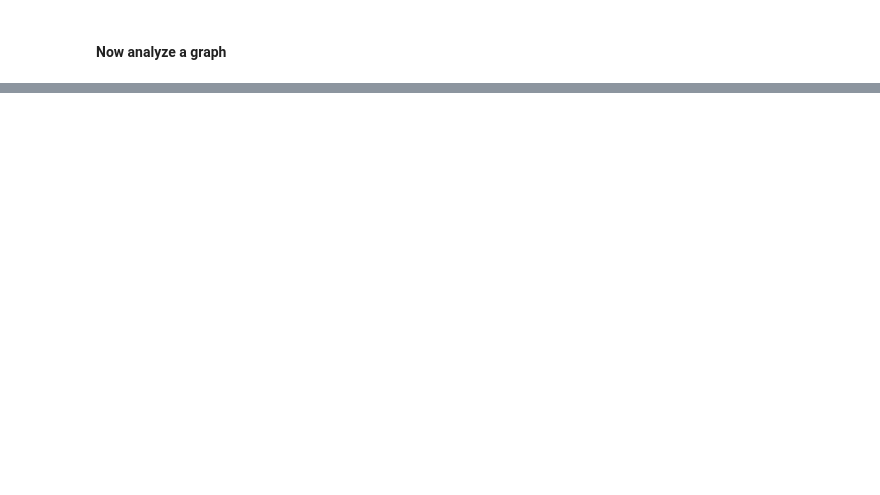
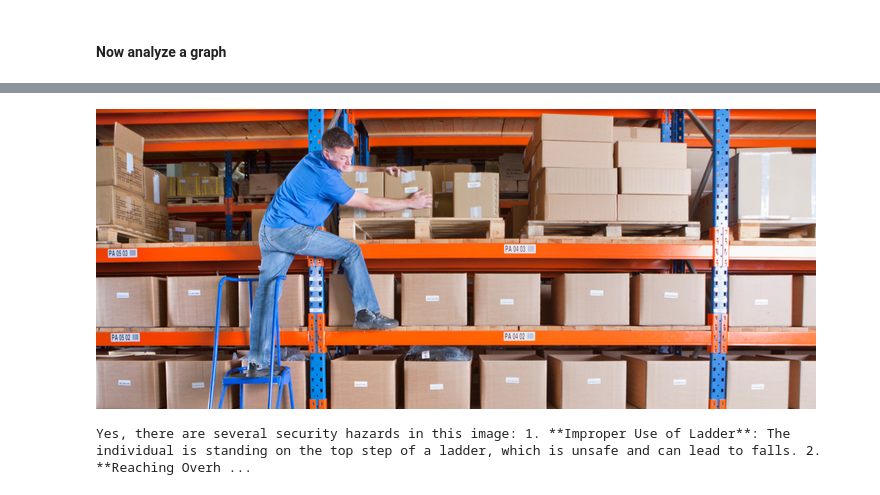
Before and after one commit to denisa-ms/azure-openai-code-samples, a Jupyter notebook: GPT4o/Use GPT4o with images.ipynb, the cells around one changed output, grey strips where cells are left out. Saved outputs shown, nothing was run; the diff lists cells and outputs as text; code cells hidden in the pictures; blank space fills up the shorter version.

```diff
--- a/GPT4o/Use GPT4o with images.ipynb
+++ b/GPT4o/Use GPT4o with images.ipynb
@@ -142,0 +119,9 @@ The year 2013 had the least number of Major Hurricanes, with none recorded.
+# %%
+IMAGE_PATH = "./data/hazard2.png"
+base64_image = encode_image(IMAGE_PATH)
+display(Image(IMAGE_PATH))
+result = ask_question(base64_image, "Do you see any security hazards in this image?")
+display(HTML(result))
+# %% [output]
+[figure, added]
+Yes, there are several security hazards in this image: 1. **Improper Use of Ladder**: The individual is standing on the top step of a ladder, which is unsafe and can lead to falls. 2. **Reaching Overh ...
```
Also changed, not shown: parts of 18 cells of this notebook, 33 other files.
